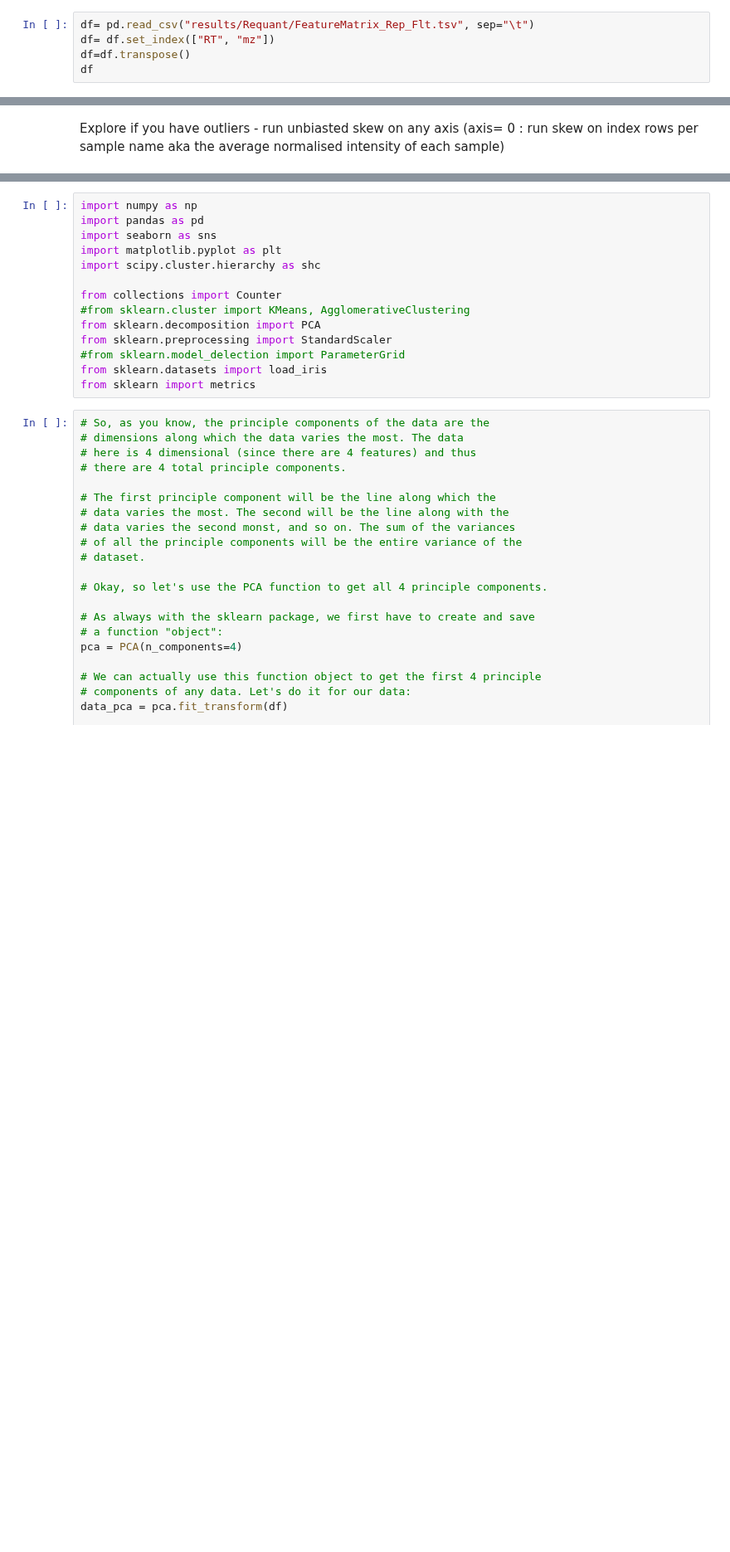
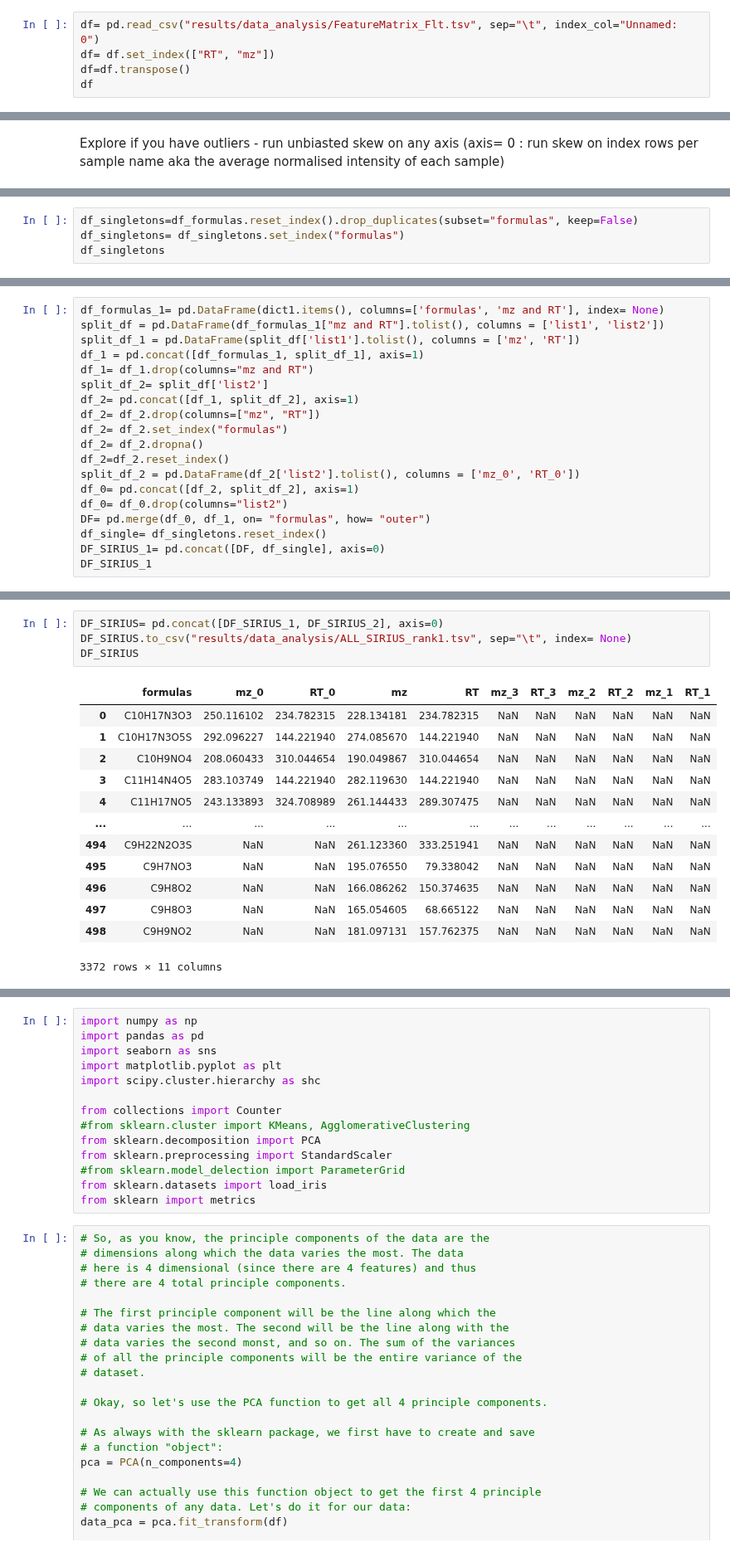
Before and after one commit to eeko-kon/pyOpenMS_UmetaFlow, a Jupyter notebook: 4_DataAnalysis.ipynb, the cells around one changed output, grey strips where cells are left out. Shown at 83% size. Saved outputs shown, nothing was run; the diff lists cells and outputs as text; blank space fills up the shorter version.

```diff
--- a/4_DataAnalysis.ipynb
+++ b/4_DataAnalysis.ipynb
@@ -204,7 +213,7 @@ Prepare for statistical analysis or simply outlier analysis (PCA not needed)
 # %% [markdown]
 Import initially and explore only the matrix with the "replicate" filter
 # %%
-df= pd.read_csv("results/Requant/FeatureMatrix_Rep_Flt.tsv", sep="\t")
+df= pd.read_csv("results/data_analysis/FeatureMatrix_Flt.tsv", sep="\t", index_col="Unnamed: 0")
 df= df.set_index(["RT", "mz"])
 df=df.transpose()
 df
@@ -362,0 +467,4 @@ Built a PCA for fun& visualisation
+# %%
+df_singletons=df_formulas.reset_index().drop_duplicates(subset="formulas", keep=False)
+df_singletons= df_singletons.set_index("formulas")
+df_singletons
@@ -362,0 +574,19 @@ Built a PCA for fun& visualisation
+# %%
+df_formulas_1= pd.DataFrame(dict1.items(), columns=['formulas', 'mz and RT'], index= None)
+split_df = pd.DataFrame(df_formulas_1["mz and RT"].tolist(), columns = ['list1', 'list2'])
+split_df_1 = pd.DataFrame(split_df['list1'].tolist(), columns = ['mz', 'RT'])
+df_1 = pd.concat([df_formulas_1, split_df_1], axis=1)
+df_1= df_1.drop(columns="mz and RT")
+split_df_2= split_df['list2']
+df_2= pd.concat([df_1, split_df_2], axis=1)
+df_2= df_2.drop(columns=["mz", "RT"])
+df_2= df_2.set_index("formulas")
+df_2= df_2.dropna()
+df_2=df_2.reset_index()
+split_df_2 = pd.DataFrame(df_2['list2'].tolist(), columns = ['mz_0', 'RT_0'])
+df_0= pd.concat([df_2, split_df_2], axis=1)
+df_0= df_0.drop(columns="list2")
+DF= pd.merge(df_0, df_1, on= "formulas", how= "outer")
+df_single= df_singletons.reset_index()
+DF_SIRIUS_1= pd.concat([DF, df_single], axis=0)
+DF_SIRIUS_1
@@ -362,0 +671,18 @@ Built a PCA for fun& visualisation
+# %%
+DF_SIRIUS= pd.concat([DF_SIRIUS_1, DF_SIRIUS_2], axis=0)
+DF_SIRIUS.to_csv("results/data_analysis/ALL_SIRIUS_rank1.tsv", sep="\t", index= None)
+DF_SIRIUS
+# %% [output]
+|  | formulas | mz_0 | RT_0 | mz | RT | mz_3 | RT_3 | mz_2 | RT_2 | mz_1 | RT_1 |
+| 0 | C10H17N3O3 | 250.116102 | 234.782315 | 228.134181 | 234.782315 | NaN | NaN | NaN | NaN | NaN | NaN |
+| 1 | C10H17N3O5S | 292.096227 | 144.221940 | 274.085670 | 144.221940 | NaN | NaN | NaN | NaN | NaN | NaN |
+| 2 | C10H9NO4 | 208.060433 | 310.044654 | 190.049867 | 310.044654 | NaN | NaN | NaN | NaN | NaN | NaN |
+| 3 | C11H14N4O5 | 283.103749 | 144.221940 | 282.119630 | 144.221940 | NaN | NaN | NaN | NaN | NaN | NaN |
+| 4 | C11H17NO5 | 243.133893 | 324.708989 | 261.144433 | 289.307475 | NaN | NaN | NaN | NaN | NaN | NaN |
+| ... | ... | ... | ... | ... | ... | ... | ... | ... | ... | ... | ... |
+| 494 | C9H22N2O3S | NaN | NaN | 261.123360 | 333.251941 | NaN | NaN | NaN | NaN | NaN | NaN |
+| 495 | C9H7NO3 | NaN | NaN | 195.076550 | 79.338042 | NaN | NaN | NaN | NaN | NaN | NaN |
+| 496 | C9H8O2 | NaN | NaN | 166.086262 | 150.374635 | NaN | NaN | NaN | NaN | NaN | NaN |
+| 497 | C9H8O3 | NaN | NaN | 165.054605 | 68.665122 | NaN | NaN | NaN | NaN | NaN | NaN |
+| 498 | C9H9NO2 | NaN | NaN | 181.097131 | 157.762375 | NaN | NaN | NaN | NaN | NaN | NaN |
+3372 rows × 11 columns
```
Also changed, not shown: parts of 96 cells of this notebook, 1 other file.
